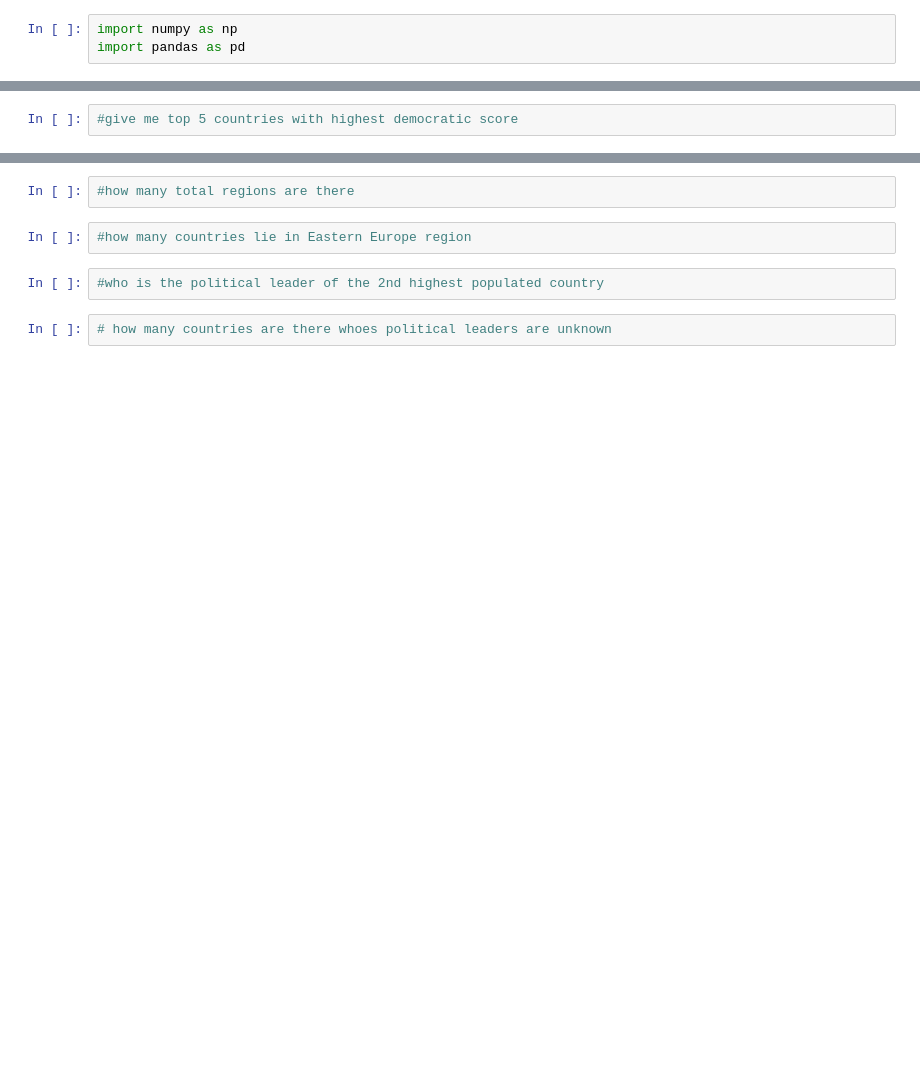
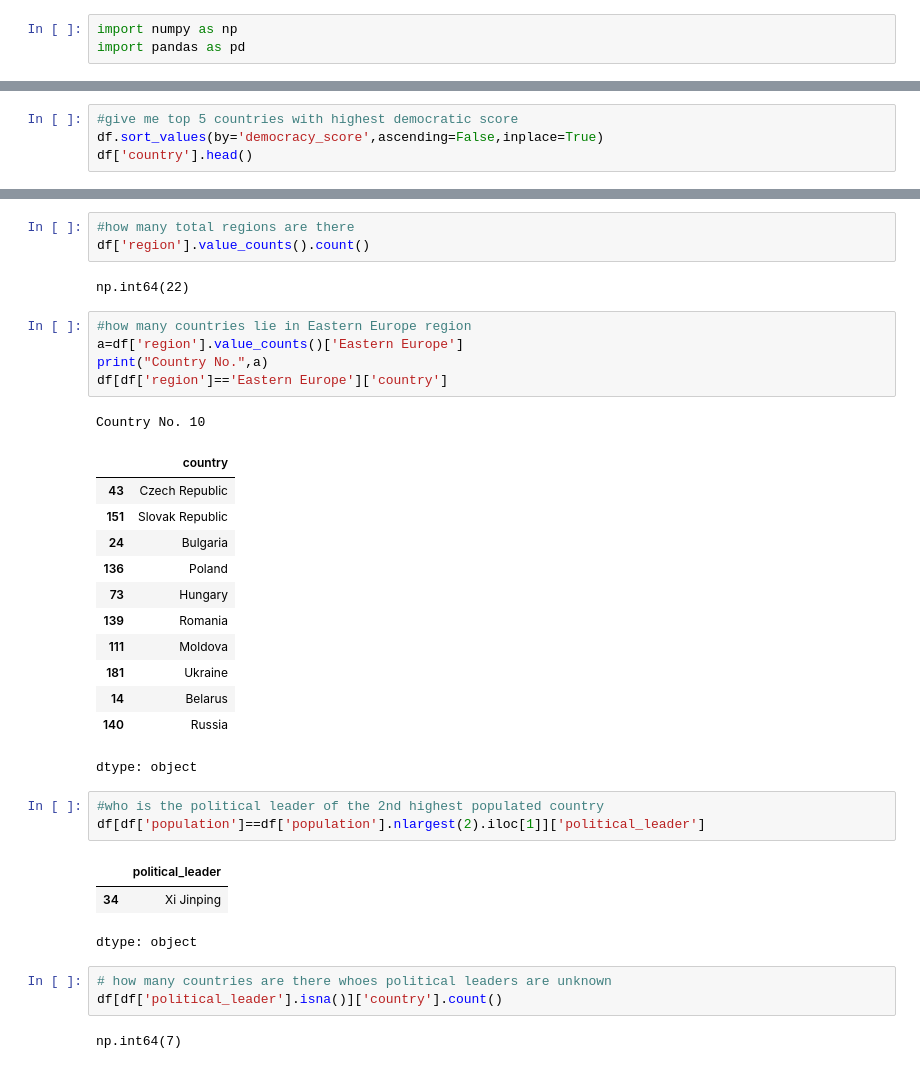
Before and after one commit to md-irfankhan/CountriesDataCapstoneProjectPandas-234, a Jupyter notebook: CountriesDataCapstone.ipynb, the cells around one changed output, grey strips where cells are left out. Cells and saved outputs as stored; diff of their text form; blank space fills up the shorter version.

```diff
--- a/CountriesDataCapstone.ipynb
+++ b/CountriesDataCapstone.ipynb
@@ -12,2 +88,4 @@ import pandas as pd
 # %%
 #give me top 5 countries with highest democratic score
+df.sort_values(by='democracy_score',ascending=False,inplace=True)
+df['country'].head()
@@ -14,10 +100,38 @@ import pandas as pd
 # %%
 #how many total regions are there
+df['region'].value_counts().count()
+# %% [output]
+np.int64(22)
 # %%
 #how many countries lie in Eastern Europe region
+a=df['region'].value_counts()['Eastern Europe']
+print("Country No.",a)
+df[df['region']=='Eastern Europe']['country']
+# %% [output]
+Country No. 10
+|  | country |
+| 43 | Czech Republic |
+| 151 | Slovak Republic |
+| 24 | Bulgaria |
+| 136 | Poland |
+| 73 | Hungary |
+| 139 | Romania |
+| 111 | Moldova |
+| 181 | Ukraine |
+| 14 | Belarus |
+| 140 | Russia |
+dtype: object
 # %%
 #who is the political leader of the 2nd highest populated country
+df[df['population']==df['population'].nlargest(2).iloc[1]]['political_leader']
+# %% [output]
+|  | political_leader |
+| 34 | Xi Jinping |
+dtype: object
 # %%
 # how many countries are there whoes political leaders are unknown
+df[df['political_leader'].isna()]['country'].count()
+# %% [output]
+np.int64(7)
 # %%
 #how many country have Republic in their full name
```
Also changed, not shown: parts of 11 cells of this notebook.
